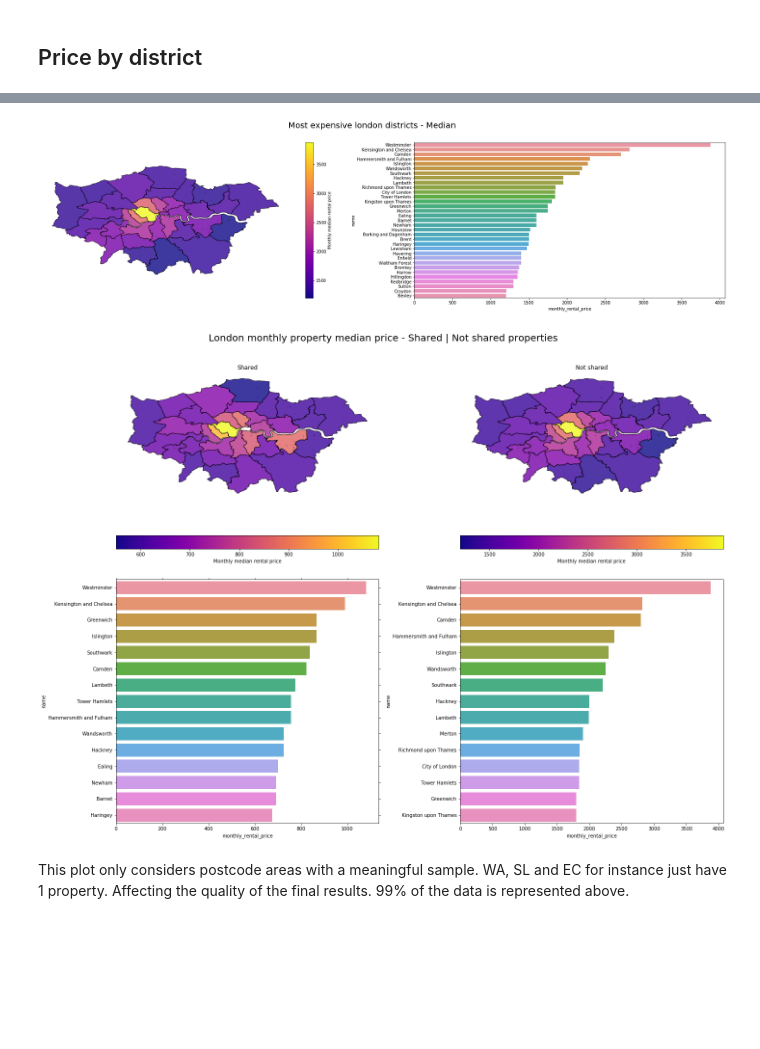
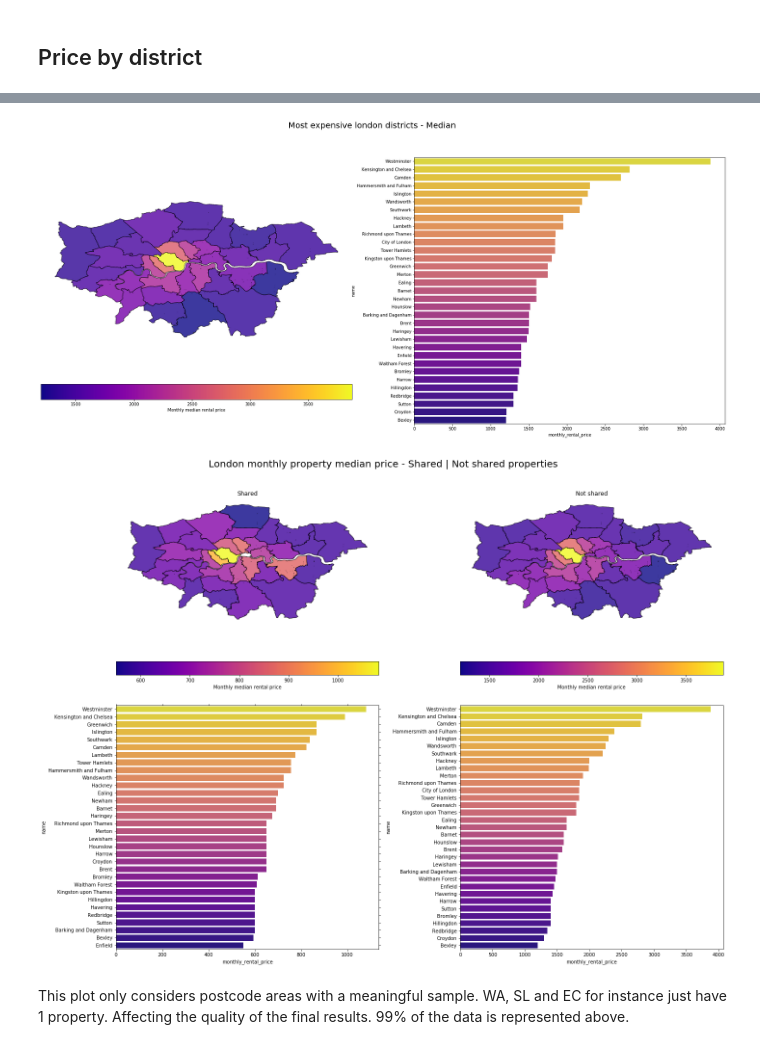
Before and after one commit to marco-cardoso/property_anomaly_detector_frontend, a Jupyter notebook: notebooks/eda.ipynb, the cells around one changed output, grey strips where cells are left out. Cells and saved outputs as stored; diff of their text form; code cells hidden in the pictures; blank space fills up the shorter version.

```diff
--- a/notebooks/eda.ipynb
+++ b/notebooks/eda.ipynb
@@ -249,14 +249,14 @@ plt.show()
 # %%
-fig, ax = plt.subplots(1, 2, figsize=(30, 7))
+fig, ax = plt.subplots(1, 2, figsize=(30, 12))
 
-dist_agg = geospatial.plot_geospatial_layer(df,  func=np.median, ax=ax[0])
+dist_agg = geospatial.plot_geospatial_layer(df,  func=np.median, ax=ax[0], orientation="horizontal")
 
-sns.barplot(data=dist_agg.sort_values(by="monthly_rental_price", ascending=False), x="monthly_rental_price", y="name", ax=ax[1])
+sns.barplot(data=dist_agg.sort_values(by="monthly_rental_price", ascending=False), x="monthly_rental_price",  palette="plasma_r", y="name", ax=ax[1])
 
 fig.suptitle("Most expensive london districts - Median", fontsize=20)
 plt.show()
 # %% [output]
-[figure, old version]
+[figure, new version]
 # %%
 shared, n_shared = df.query("shared_occupancy == 'Y'"),  df.query("shared_occupancy == 'N'")
 
@@ -266,10 +266,10 @@ shared_agg = geospatial.plot_geospatial_layer(shared, ax=ax[0, 0], title="Shared
 n_shared_agg = geospatial.plot_geospatial_layer(n_shared, ax=ax[0, 1], title="Not shared", orientation="horizontal")
 
 sns.barplot(data=shared_agg.sort_values(by="monthly_rental_price",
-                                        ascending=False)[:15], ax=ax[1, 0], x="monthly_rental_price", y="name")
+                                        ascending=False),  palette="plasma_r", ax=ax[1, 0], x="monthly_rental_price", y="name")
 
 sns.barplot(data=n_shared_agg.sort_values(by="monthly_rental_price",
-                                        ascending=False)[:15], ax=ax[1, 1],  x="monthly_rental_price", y="name")
+                                        ascending=False),  palette="plasma_r", ax=ax[1, 1],  x="monthly_rental_price", y="name")
 
 
 ax[1,0].tick_params(top='off', bottom='off', left='off', right='off', labelleft='off', labelbottom='off')
@@ -278,7 +278,7 @@ fig.suptitle("London monthly property median price - Shared | Not shared propert
 fig.tight_layout()
 plt.show()
 # %% [output]
-[figure, old version]
+[figure, new version]
 # %% [markdown]
 This plot only considers postcode areas with a meaningful sample. WA, SL and EC for instance just have 1 property. Affecting the quality of the final results. 99% of the data is represented above.
 # %%
```
Also changed, not shown: parts of 1 cell of this notebook.
